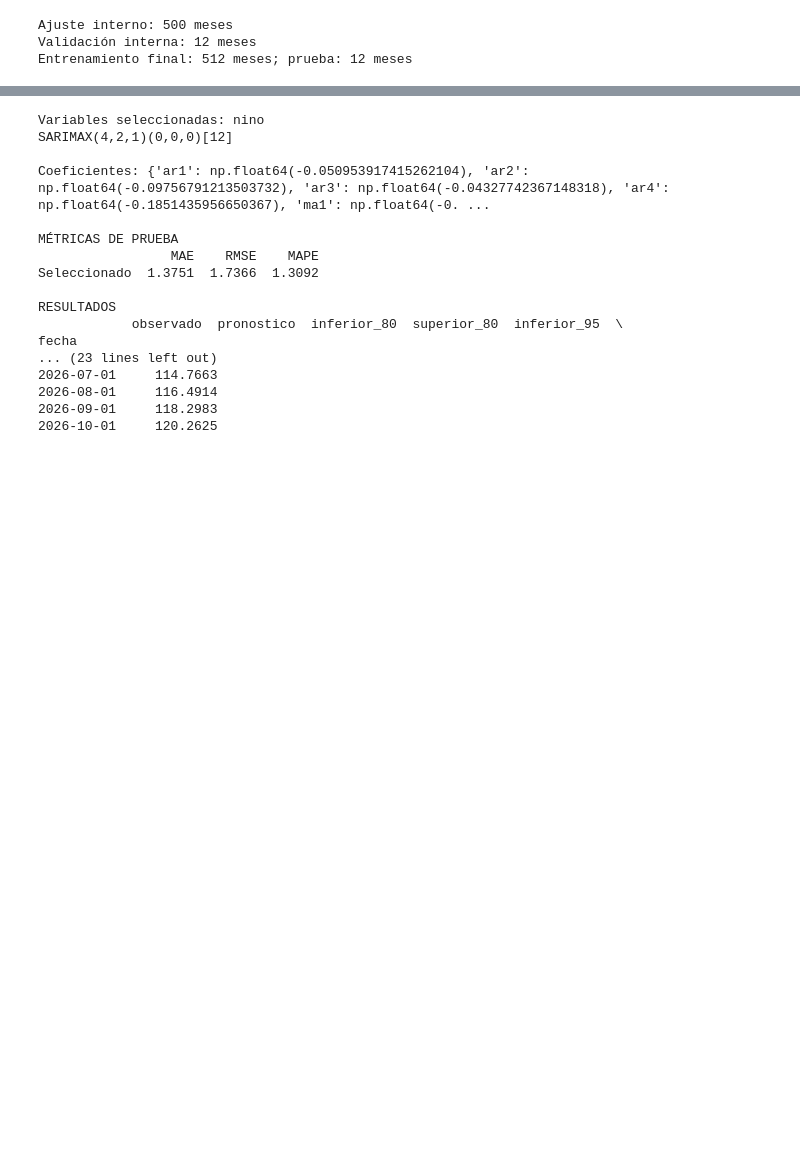
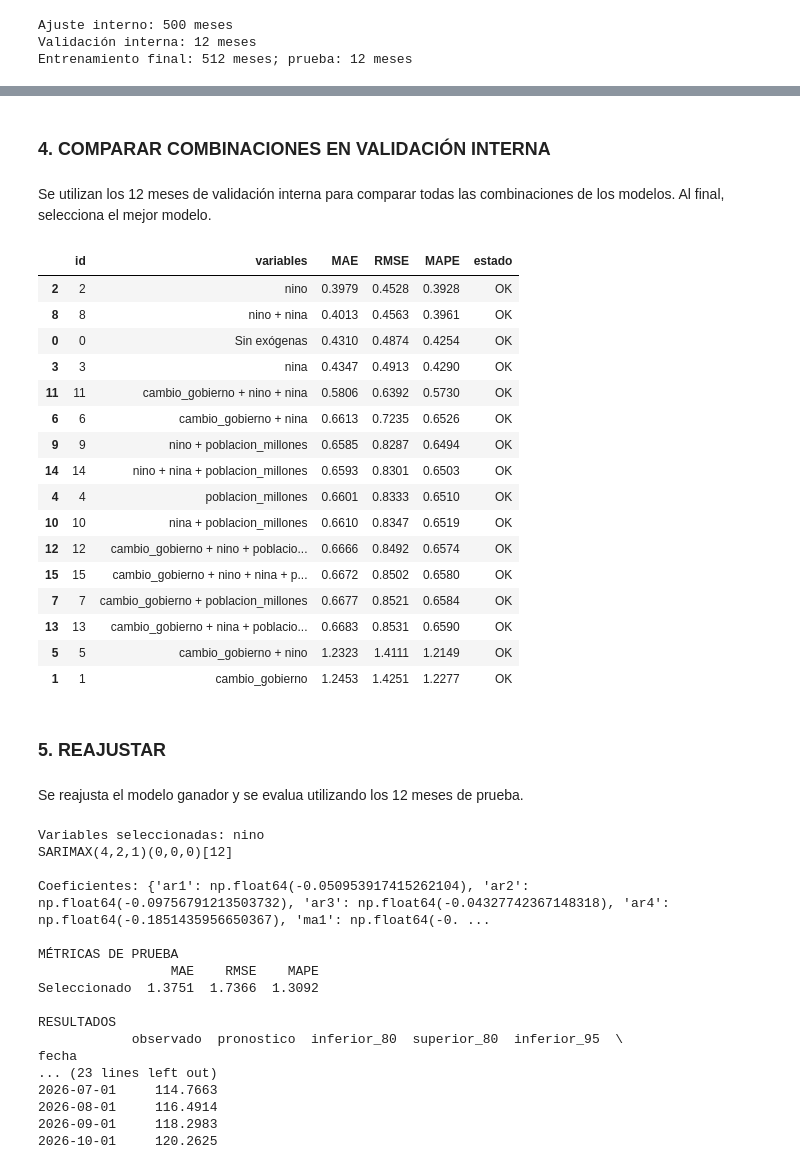
Before and after one commit to jurhs2000/datatomicos, a Jupyter notebook: modelos/ipc/sarimax_coeficientes_departamentales.ipynb, the cells around one changed output, grey strips where cells are left out. Saved outputs shown, nothing was run; the diff lists cells and outputs as text; code cells hidden in the pictures; blank space fills up the shorter version.

```diff
--- a/modelos/ipc/sarimax_coeficientes_departamentales.ipynb
+++ b/modelos/ipc/sarimax_coeficientes_departamentales.ipynb
@@ -25,8 +50,8 @@ CRUDOS = RAIZ / "datos" / "crudos"  # se genera con modelos/ipc/preparar_insumos
 # %%
-# 1. LEER Y VALIDAR DATOS ------------------------------------------------
+
 
 # Leer el archivo y abreviar los nombres de las columnas
-datos = pd.read_csv(INSUMOS / "ipc_mensual_variables_exogenas.csv", encoding="utf-8-sig").rename(columns={
+datos = pd.read_excel("ipc_emprepu_es25.xlsx").rename(columns={
     "Año": "anio", "Mes": "mes", "v": "ipc",
     "El Niño": "nino", "La niña": "nina", "Poblacion": "poblacion"
 })
@@ -116,8 +152,12 @@ def metricas(real, pred): #Metricas de validacion de modelo
         "RMSE": np.sqrt(np.mean(error ** 2)),
         "MAPE": 100 * np.mean(np.abs(error / real))
     }
+# %% [markdown]
+### 4. COMPARAR COMBINACIONES EN VALIDACIÓN INTERNA
+# %% [markdown]
+Se utilizan los 12 meses de validación interna para comparar todas las combinaciones de los modelos. Al final, selecciona el mejor modelo.
 # %%
-# 4. COMPARAR COMBINACIONES EN VALIDACIÓN INTERNA ------------------------
+
 
 # Generar todos los conjuntos de variables, incluida la opción sin exógenas.
 combinaciones = [
@@ -130,31 +170,54 @@ filas = []
 
 for i, columnas in enumerate(combinaciones):
     # Identificar las variables incluidas en esta especificación.
     nombre = " + ".join(variables[j] for j in columnas) or "Sin exógenas"
     fila = {"id": i, "variables": nombre}
 
     try:
         # Ajustar y evaluar la combinación en validación interna
         ajuste = ajustar(y_ajuste, X_ajuste, columnas)
         pred = predecir(ajuste, X_val, columnas, h)
         fila.update(metricas(y_val, pred["pronostico"]), estado="OK")
 
     except Exception as error:
         # Registrar el fallo y continuar con la siguiente combinación
         fila.update(
             MAE=np.nan,
             RMSE=np.nan,
             MAPE=np.nan,
             estado=str(error)
         )
 
     filas.append(fila)
 
 # Ordenar por menor RMSE.
 candidatos = pd.DataFrame(filas).sort_values("RMSE", kind="stable")
+display(candidatos.round(4))
 
 
 # Elegir la mejor combinación sin utilizar los datos de prueba final.
 ganador = candidatos.iloc[0]
 mejores_variables = combinaciones[int(ganador["id"])]
+# %% [output]
+|  | id | variables | MAE | RMSE | MAPE | estado |
+| 2 | 2 | nino | 0.3979 | 0.4528 | 0.3928 | OK |
+| 8 | 8 | nino + nina | 0.4013 | 0.4563 | 0.3961 | OK |
+| 0 | 0 | Sin exógenas | 0.4310 | 0.4874 | 0.4254 | OK |
+| 3 | 3 | nina | 0.4347 | 0.4913 | 0.4290 | OK |
+| 11 | 11 | cambio_gobierno + nino + nina | 0.5806 | 0.6392 | 0.5730 | OK |
+| 6 | 6 | cambio_gobierno + nina | 0.6613 | 0.7235 | 0.6526 | OK |
+| 9 | 9 | nino + poblacion_millones | 0.6585 | 0.8287 | 0.6494 | OK |
+| 14 | 14 | nino + nina + poblacion_millones | 0.6593 | 0.8301 | 0.6503 | OK |
+| 4 | 4 | poblacion_millones | 0.6601 | 0.8333 | 0.6510 | OK |
+| 10 | 10 | nina + poblacion_millones | 0.6610 | 0.8347 | 0.6519 | OK |
+| 12 | 12 | cambio_gobierno + nino + poblacio... | 0.6666 | 0.8492 | 0.6574 | OK |
+| 15 | 15 | cambio_gobierno + nino + nina + p... | 0.6672 | 0.8502 | 0.6580 | OK |
+| 7 | 7 | cambio_gobierno + poblacion_millones | 0.6677 | 0.8521 | 0.6584 | OK |
+| 13 | 13 | cambio_gobierno + nina + poblacio... | 0.6683 | 0.8531 | 0.6590 | OK |
+| 5 | 5 | cambio_gobierno + nino | 1.2323 | 1.4111 | 1.2149 | OK |
+| 1 | 1 | cambio_gobierno | 1.2453 | 1.4251 | 1.2277 | OK |
+# %% [markdown]
+### 5. REAJUSTAR
+# %% [markdown]
+Se reajusta el modelo ganador y se evalua utilizando los 12 meses de prueba.
 # %%
```
Also changed, not shown: parts of 28 cells of this notebook, 1 other file.
